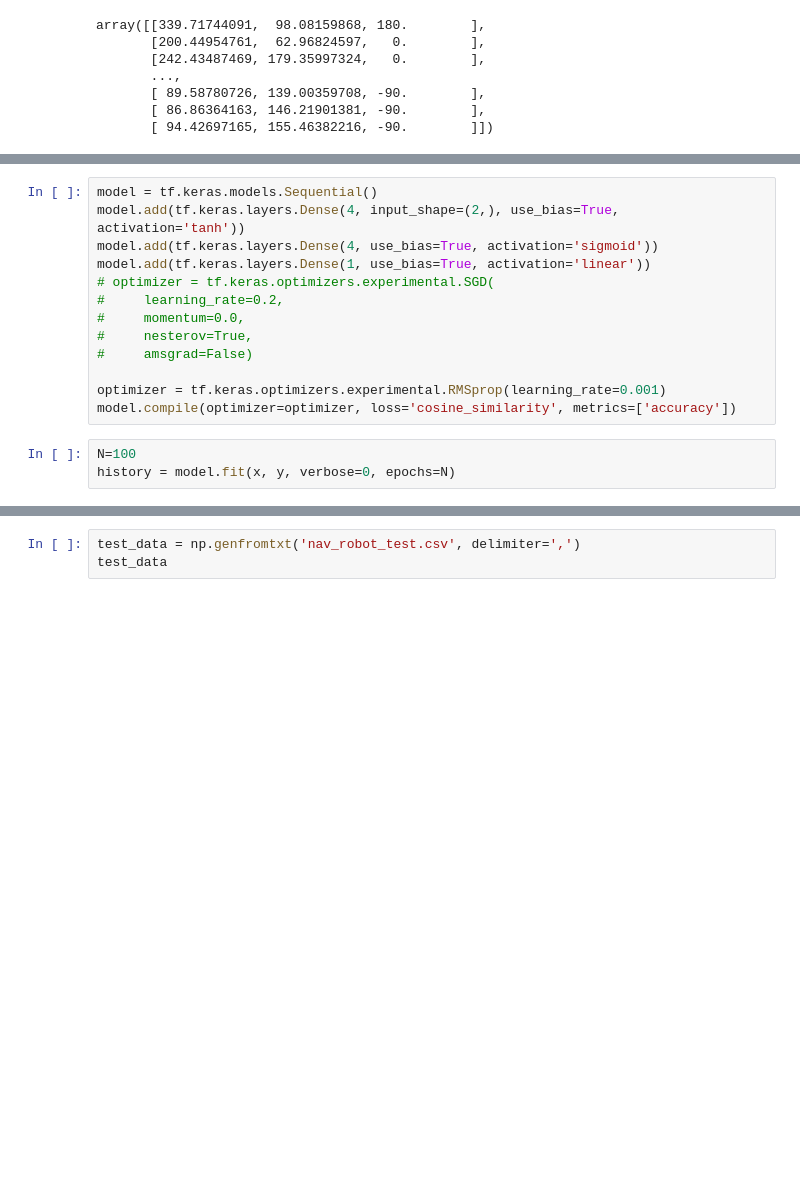
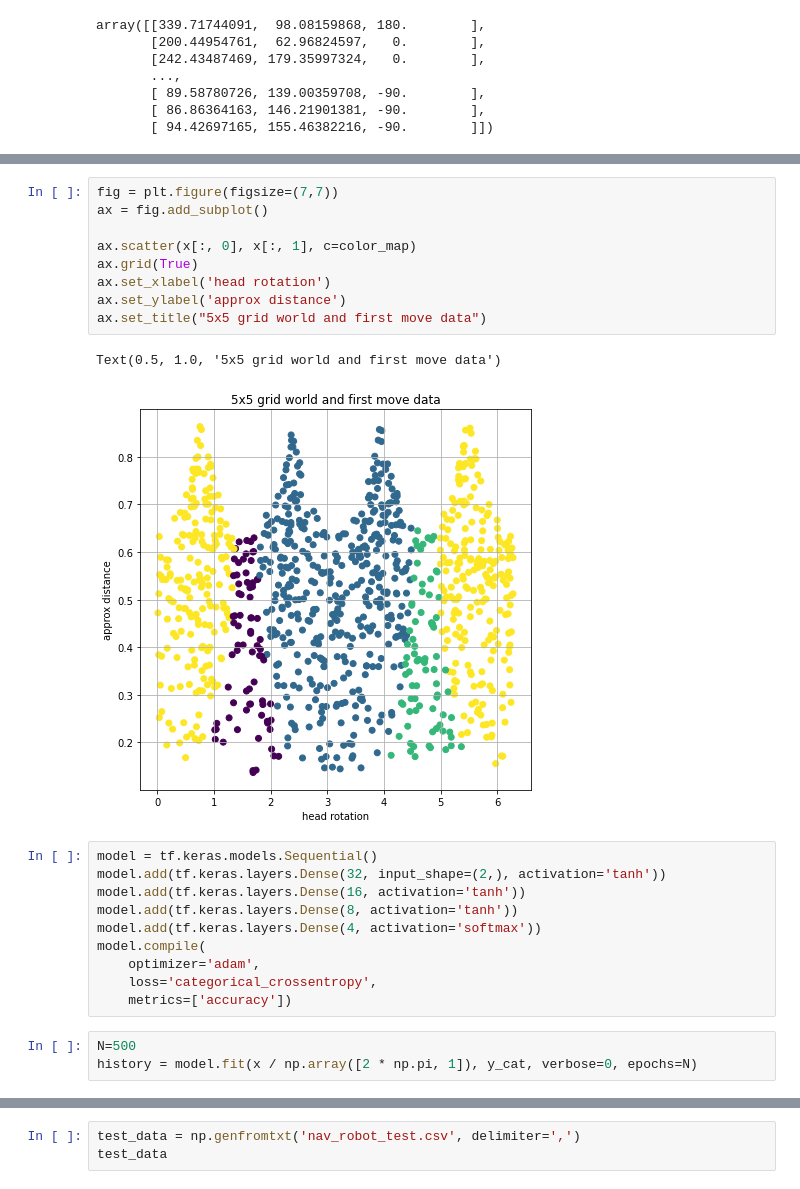
Before and after one commit to mikolasan/ai_sandbox, a Jupyter notebook: ann/Navigation ANN keras.ipynb, the cells around one changed output, grey strips where cells are left out. Saved outputs shown, nothing was run; the diff lists cells and outputs as text; blank space fills up the shorter version.

```diff
--- a/ann/Navigation ANN keras.ipynb
+++ b/ann/Navigation ANN keras.ipynb
@@ -82,19 +108,28 @@ array([[1.        ],
+# %%
+fig = plt.figure(figsize=(7,7))
+ax = fig.add_subplot()
+
+ax.scatter(x[:, 0], x[:, 1], c=color_map)
+ax.grid(True)
+ax.set_xlabel('head rotation')
+ax.set_ylabel('approx distance')
+ax.set_title("5x5 grid world and first move data")
+# %% [output]
+Text(0.5, 1.0, '5x5 grid world and first move data')
+[figure, added]
 # %%
 model = tf.keras.models.Sequential()
-model.add(tf.keras.layers.Dense(4, input_shape=(2,), use_bias=True, activation='tanh'))
-model.add(tf.keras.layers.Dense(4, use_bias=True, activation='sigmoid'))
-model.add(tf.keras.layers.Dense(1, use_bias=True, activation='linear'))
-# optimizer = tf.keras.optimizers.experimental.SGD(
-#     learning_rate=0.2,
-#     momentum=0.0,
-#     nesterov=True,
-#     amsgrad=False)
-
-optimizer = tf.keras.optimizers.experimental.RMSprop(learning_rate=0.001)
-model.compile(optimizer=optimizer, loss='cosine_similarity', metrics=['accuracy'])
+model.add(tf.keras.layers.Dense(32, input_shape=(2,), activation='tanh'))
+model.add(tf.keras.layers.Dense(16, activation='tanh'))
+model.add(tf.keras.layers.Dense(8, activation='tanh'))
+model.add(tf.keras.layers.Dense(4, activation='softmax'))
+model.compile(
+    optimizer='adam',
+    loss='categorical_crossentropy',
+    metrics=['accuracy'])
 # %%
-N=100
-history = model.fit(x, y, verbose=0, epochs=N)
+N=500
+history = model.fit(x / np.array([2 * np.pi, 1]), y_cat, verbose=0, epochs=N)
 # %%
 loss = history.history['loss']
 acc = history.history['accuracy']
```
Also changed, not shown: parts of 12 cells of this notebook, 2 other files.
